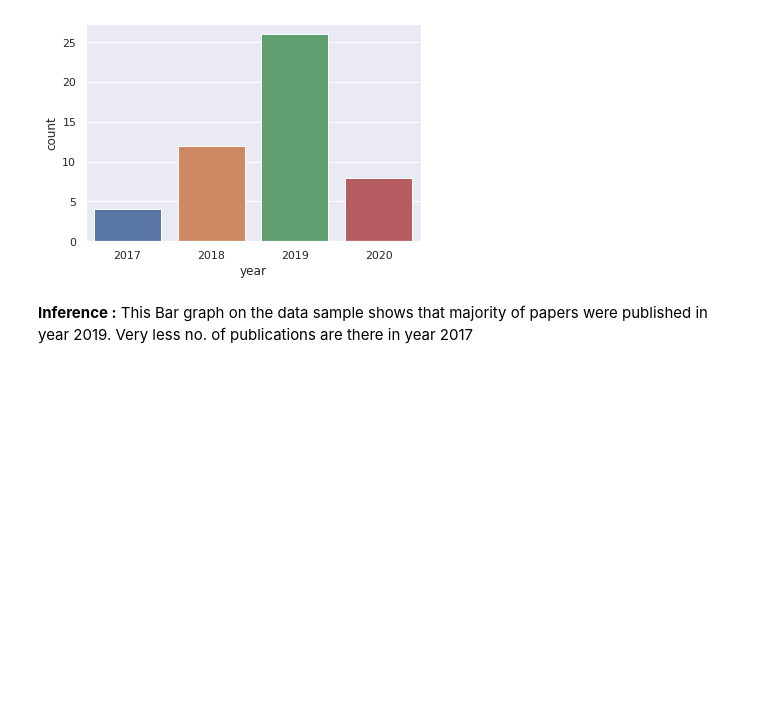
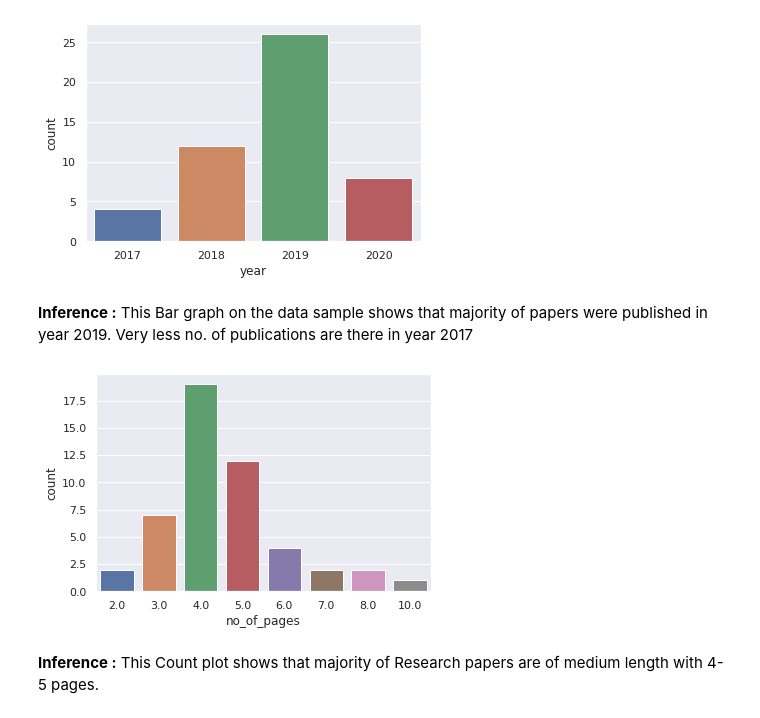
Before and after one commit to rohith1001/SSD24_SLR-Reporting_After_Data_Cleansing, a Jupyter notebook: IEEE_Visualizations.ipynb, the cells around one changed output. Drawn from its saved outputs; the diff is of its cells as text; code cells hidden in the pictures; blank space fills up the shorter version.

Commit message:
Plotted Count plot for Avg no. of pages in publications

```diff
--- a/IEEE_Visualizations.ipynb
+++ b/IEEE_Visualizations.ipynb
@@ -102,3 +102,10 @@ ax = sns.countplot(x="year", data=ieee)
 [figure]
 # %% [markdown]
 **Inference :** This Bar graph on the data sample shows that majority of papers were published in year 2019. Very less no. of publications are there in year 2017
+# %%
+sns.set_theme(style="darkgrid")
+ax = sns.countplot(x="no_of_pages", data=ieee)
+# %% [output]
+[figure, added]
+# %% [markdown]
+**Inference :** This Count plot shows that majority of Research papers are of medium length with 4-5 pages.
```
